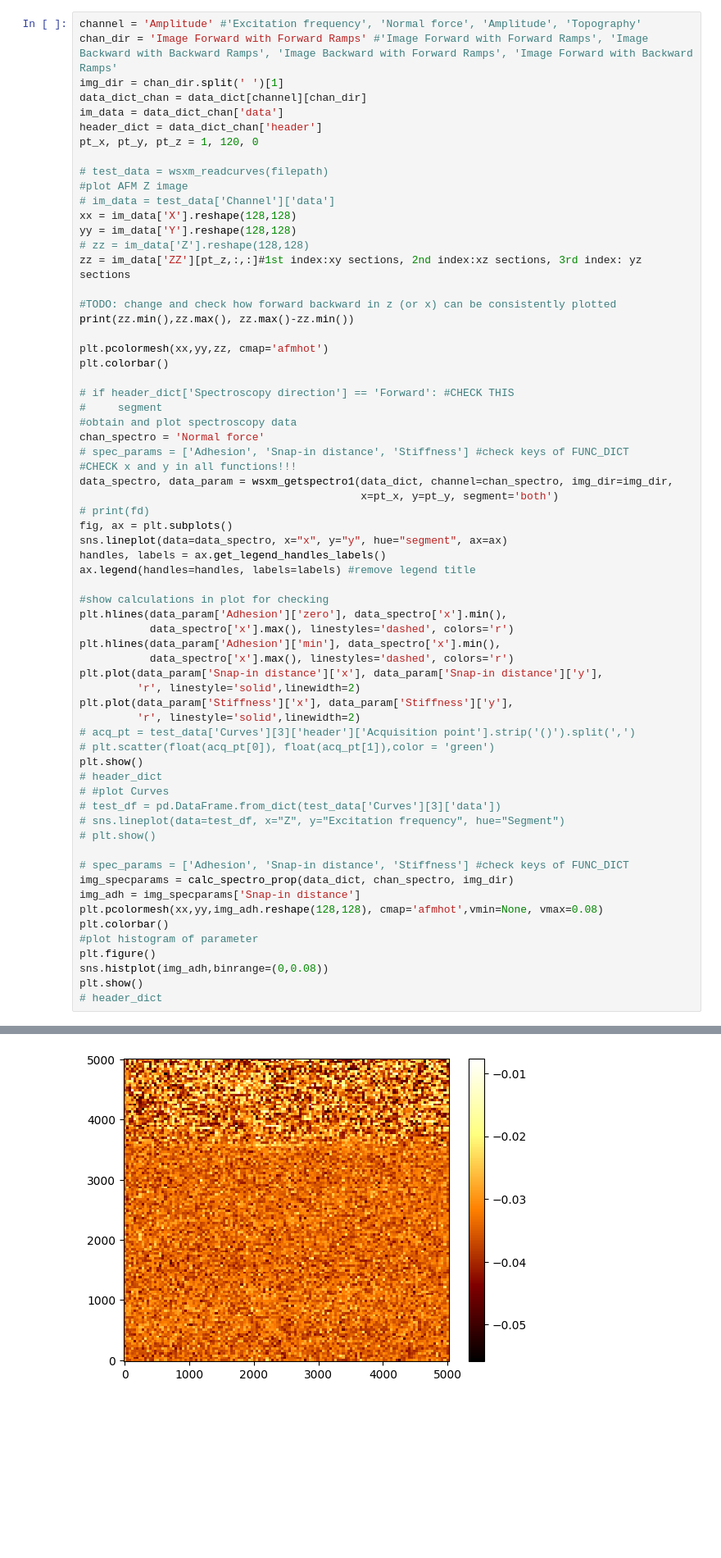
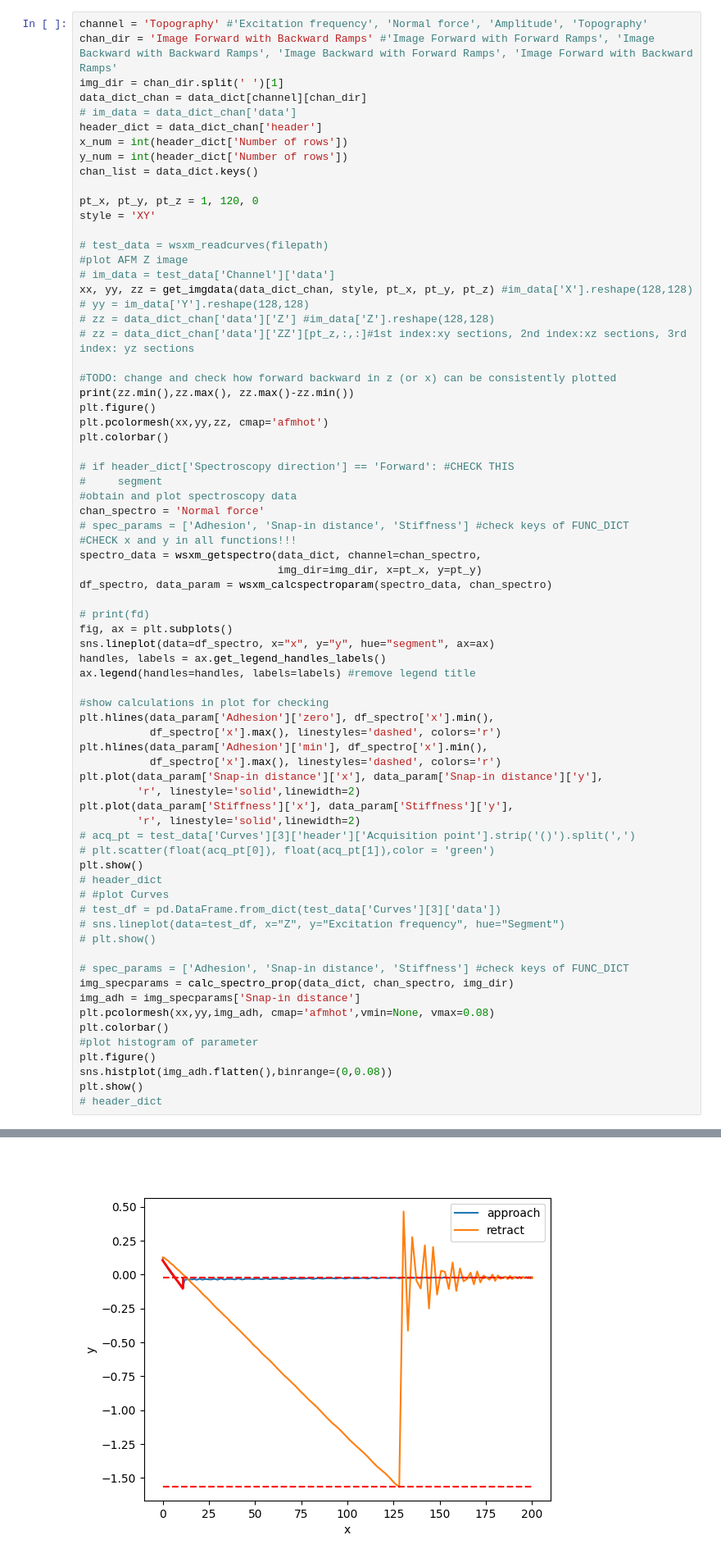
Before and after one commit to PranavSudersan/AFM-Dashboard, a Jupyter notebook: Calibrator.ipynb, the cells around one changed output, grey strips where cells are left out. Shown at 82% size. Cells and saved outputs as stored; diff of their text form; blank space fills up the shorter version.

```diff
--- a/Calibrator.ipynb
+++ b/Calibrator.ipynb
@@ -216,25 +73,30 @@ filepath = 'data/interdigThiols_tipSi3nN_b_0026.fb.ch1.gsi' #ff,fb,bb,bf:1st let
 
 data_dict = wsxm_readforcevol(filepath) #complete force volume data with all channels
 # %%
-channel = 'Amplitude' #'Excitation frequency', 'Normal force', 'Amplitude', 'Topography'
-chan_dir = 'Image Forward with Forward Ramps' #'Image Forward with Forward Ramps', 'Image Backward with Backward Ramps', 'Image Backward with Forward Ramps', 'Image Forward with Backward Ramps'
+channel = 'Topography' #'Excitation frequency', 'Normal force', 'Amplitude', 'Topography'
+chan_dir = 'Image Forward with Backward Ramps' #'Image Forward with Forward Ramps', 'Image Backward with Backward Ramps', 'Image Backward with Forward Ramps', 'Image Forward with Backward Ramps'
 img_dir = chan_dir.split(' ')[1]
 data_dict_chan = data_dict[channel][chan_dir]
-im_data = data_dict_chan['data']
+# im_data = data_dict_chan['data']
 header_dict = data_dict_chan['header']
+x_num = int(header_dict['Number of rows'])
+y_num = int(header_dict['Number of rows'])
+chan_list = data_dict.keys()
+
 pt_x, pt_y, pt_z = 1, 120, 0
+style = 'XY'
 
 # test_data = wsxm_readcurves(filepath)
 #plot AFM Z image
 # im_data = test_data['Channel']['data']
-xx = im_data['X'].reshape(128,128)
-yy = im_data['Y'].reshape(128,128)
-# zz = im_data['Z'].reshape(128,128)
-zz = im_data['ZZ'][pt_z,:,:]#1st index:xy sections, 2nd index:xz sections, 3rd index: yz sections
+xx, yy, zz = get_imgdata(data_dict_chan, style, pt_x, pt_y, pt_z) #im_data['X'].reshape(128,128)
+# yy = im_data['Y'].reshape(128,128)
+# zz = data_dict_chan['data']['Z'] #im_data['Z'].reshape(128,128)
+# zz = data_dict_chan['data']['ZZ'][pt_z,:,:]#1st index:xy sections, 2nd index:xz sections, 3rd index: yz sections
 
 #TODO: change and check how forward backward in z (or x) can be consistently plotted
 print(zz.min(),zz.max(), zz.max()-zz.min())
-
+plt.figure()
 plt.pcolormesh(xx,yy,zz, cmap='afmhot')
 plt.colorbar()
 
@@ -244,19 +106,21 @@ plt.colorbar()
 chan_spectro = 'Normal force'
 # spec_params = ['Adhesion', 'Snap-in distance', 'Stiffness'] #check keys of FUNC_DICT
 #CHECK x and y in all functions!!!
-data_spectro, data_param = wsxm_getspectro1(data_dict, channel=chan_spectro, img_dir=img_dir,
-                                            x=pt_x, y=pt_y, segment='both')
+spectro_data = wsxm_getspectro(data_dict, channel=chan_spectro,
+                               img_dir=img_dir, x=pt_x, y=pt_y)
+df_spectro, data_param = wsxm_calcspectroparam(spectro_data, chan_spectro)
+
 # print(fd)
 fig, ax = plt.subplots()
-sns.lineplot(data=data_spectro, x="x", y="y", hue="segment", ax=ax)
+sns.lineplot(data=df_spectro, x="x", y="y", hue="segment", ax=ax)
 handles, labels = ax.get_legend_handles_labels()
 ax.legend(handles=handles, labels=labels) #remove legend title
 
 #show calculations in plot for checking
-plt.hlines(data_param['Adhesion']['zero'], data_spectro['x'].min(),
-           data_spectro['x'].max(), linestyles='dashed', colors='r')
-plt.hlines(data_param['Adhesion']['min'], data_spectro['x'].min(),
-           data_spectro['x'].max(), linestyles='dashed', colors='r')
+plt.hlines(data_param['Adhesion']['zero'], df_spectro['x'].min(),
+           df_spectro['x'].max(), linestyles='dashed', colors='r')
+plt.hlines(data_param['Adhesion']['min'], df_spectro['x'].min(),
+           df_spectro['x'].max(), linestyles='dashed', colors='r')
 plt.plot(data_param['Snap-in distance']['x'], data_param['Snap-in distance']['y'],
          'r', linestyle='solid',linewidth=2)
 plt.plot(data_param['Stiffness']['x'], data_param['Stiffness']['y'],
@@ -273,11 +137,11 @@ plt.show()
 # spec_params = ['Adhesion', 'Snap-in distance', 'Stiffness'] #check keys of FUNC_DICT
 img_specparams = calc_spectro_prop(data_dict, chan_spectro, img_dir)
 img_adh = img_specparams['Snap-in distance']
-plt.pcolormesh(xx,yy,img_adh.reshape(128,128), cmap='afmhot',vmin=None, vmax=0.08)
+plt.pcolormesh(xx,yy,img_adh, cmap='afmhot',vmin=None, vmax=0.08)
 plt.colorbar()
 #plot histogram of parameter
 plt.figure()
-sns.histplot(img_adh,binrange=(0,0.08))
+sns.histplot(img_adh.flatten(),binrange=(0,0.08))
 plt.show()
 # header_dict
 # %% [output]
@@ -285 +149 @@ plt.show()
-[figure, old version]
+[figure, new version]
```
Also changed, not shown: parts of 7 cells of this notebook, 2 other files.
